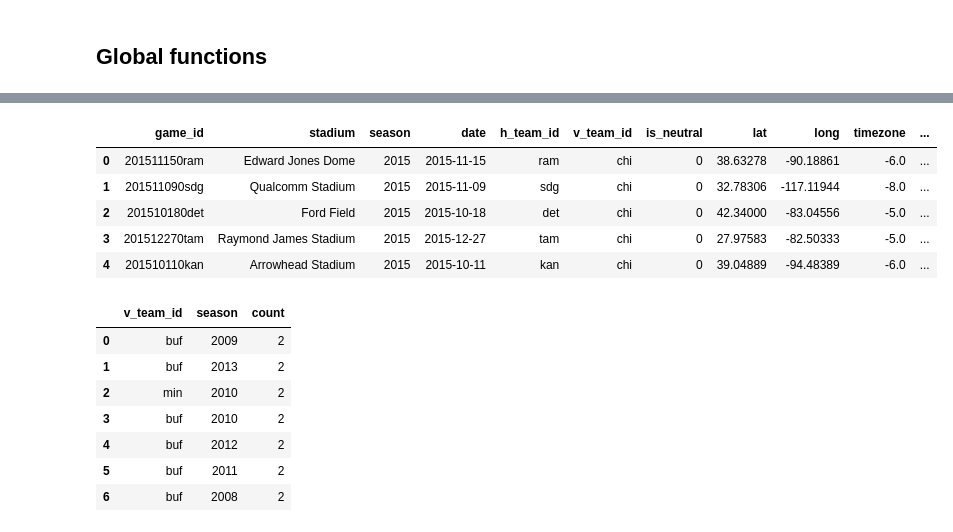
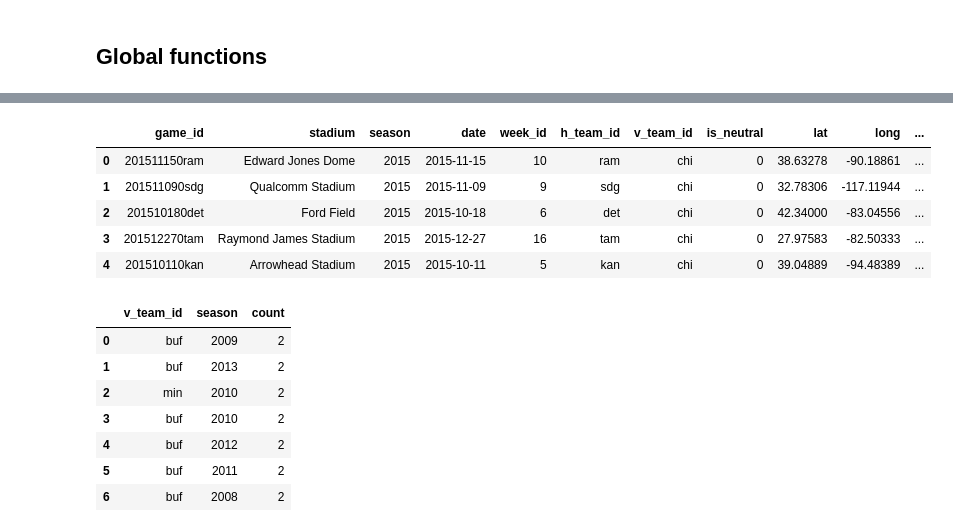
Before and after one commit to joshplotkin/modeling-football-outcomes-2019, a Jupyter notebook: feature_engineering/public04_travel.ipynb, the cells around one changed output, grey strips where cells are left out. Cells and saved outputs as stored; diff of their text form; code cells hidden in the pictures.

```diff
--- a/feature_engineering/public04_travel.ipynb
+++ b/feature_engineering/public04_travel.ipynb
@@ -50,24 +91,24 @@ key = 'game_id'
 out_tbl = 'features.travel'
 features_list = []
 # %%
-game = spark.table('game').select('game_id','season','date','stadium','h_team_id',
+game = spark.table('game').select('game_id','season','date','week_id','stadium','h_team_id',
                                   'v_team_id','is_neutral')
 stadium = spark.table('stadium').select('stadium','season','lat','long','timezone',
                                         'stadium_home_team')
 game_tines = spark.table('game_metadata').select('game_id','game_time_eastern',
                                                  'game_time_local')
 
 game_stad = game.join(stadium, on=['stadium','season'])\
                 .join(game_tines, on=['game_id'])
 
 game_stad.limit(5).toPandas()
 # %% [output]
-|  | game_id | stadium | season | date | h_team_id | v_team_id | is_neutral | lat | long | timezone | ... |
-| 0 | 201511150ram | Edward Jones Dome | 2015 | 2015-11-15 | ram | chi | 0 | 38.63278 | -90.18861 | -6.0 | ... |
-| 1 | 201511090sdg | Qualcomm Stadium | 2015 | 2015-11-09 | sdg | chi | 0 | 32.78306 | -117.11944 | -8.0 | ... |
-| 2 | 201510180det | Ford Field | 2015 | 2015-10-18 | det | chi | 0 | 42.34000 | -83.04556 | -5.0 | ... |
-| 3 | 201512270tam | Raymond James Stadium | 2015 | 2015-12-27 | tam | chi | 0 | 27.97583 | -82.50333 | -5.0 | ... |
-| 4 | 201510110kan | Arrowhead Stadium | 2015 | 2015-10-11 | kan | chi | 0 | 39.04889 | -94.48389 | -6.0 | ... |
+|  | game_id | stadium | season | date | week_id | h_team_id | v_team_id | is_neutral | lat | long | ... |
+| 0 | 201511150ram | Edward Jones Dome | 2015 | 2015-11-15 | 10 | ram | chi | 0 | 38.63278 | -90.18861 | ... |
+| 1 | 201511090sdg | Qualcomm Stadium | 2015 | 2015-11-09 | 9 | sdg | chi | 0 | 32.78306 | -117.11944 | ... |
+| 2 | 201510180det | Ford Field | 2015 | 2015-10-18 | 6 | det | chi | 0 | 42.34000 | -83.04556 | ... |
+| 3 | 201512270tam | Raymond James Stadium | 2015 | 2015-12-27 | 16 | tam | chi | 0 | 27.97583 | -82.50333 | ... |
+| 4 | 201510110kan | Arrowhead Stadium | 2015 | 2015-10-11 | 5 | kan | chi | 0 | 39.04889 | -94.48389 | ... |
 # %%
 ## join in with visitor's lat/long and timezone
 visitor_home = game_stad.withColumn(
```
Also changed, not shown: parts of 27 cells of this notebook, 1 other file.
